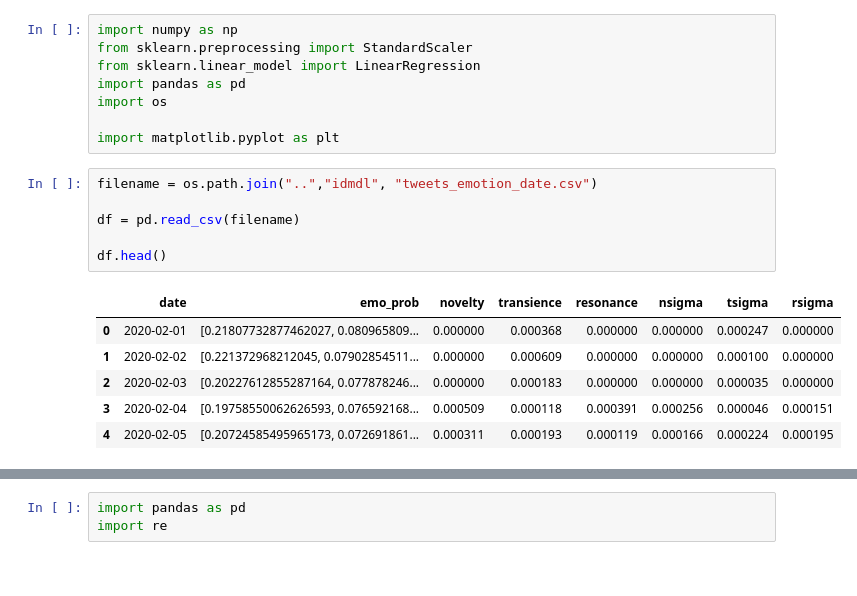
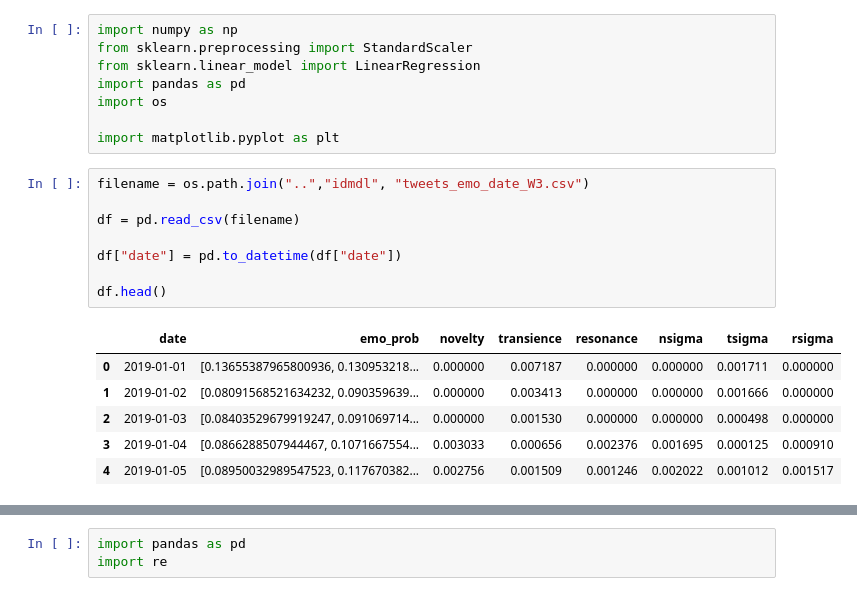
Before and after one commit to saraoe/emoDynamics, a Jupyter notebook: notebooks/linear_model.ipynb, the cells around one changed output, grey strips where cells are left out. Drawn from its saved outputs; the diff is of its cells as text.

```diff
--- a/notebooks/linear_model.ipynb
+++ b/notebooks/linear_model.ipynb
@@ -9,16 +9,18 @@ import os
 
 import matplotlib.pyplot as plt
 # %%
-filename = os.path.join("..","idmdl", "tweets_emotion_date.csv")
+filename = os.path.join("..","idmdl", "tweets_emo_date_W3.csv")
 
 df = pd.read_csv(filename)
 
+df["date"] = pd.to_datetime(df["date"])
+
 df.head()
 # %% [output]
 |  | date | emo_prob | novelty | transience | resonance | nsigma | tsigma | rsigma |
-| 0 | 2020-02-01 | [0.21807732877462027, 0.080965809... | 0.000000 | 0.000368 | 0.000000 | 0.000000 | 0.000247 | 0.000000 |
-| 1 | 2020-02-02 | [0.221372968212045, 0.07902854511... | 0.000000 | 0.000609 | 0.000000 | 0.000000 | 0.000100 | 0.000000 |
-| 2 | 2020-02-03 | [0.20227612855287164, 0.077878246... | 0.000000 | 0.000183 | 0.000000 | 0.000000 | 0.000035 | 0.000000 |
-| 3 | 2020-02-04 | [0.19758550062626593, 0.076592168... | 0.000509 | 0.000118 | 0.000391 | 0.000256 | 0.000046 | 0.000151 |
-| 4 | 2020-02-05 | [0.20724585495965173, 0.072691861... | 0.000311 | 0.000193 | 0.000119 | 0.000166 | 0.000224 | 0.000195 |
+| 0 | 2019-01-01 | [0.13655387965800936, 0.130953218... | 0.000000 | 0.007187 | 0.000000 | 0.000000 | 0.001711 | 0.000000 |
+| 1 | 2019-01-02 | [0.08091568521634232, 0.090359639... | 0.000000 | 0.003413 | 0.000000 | 0.000000 | 0.001666 | 0.000000 |
+| 2 | 2019-01-03 | [0.08403529679919247, 0.091069714... | 0.000000 | 0.001530 | 0.000000 | 0.000000 | 0.000498 | 0.000000 |
+| 3 | 2019-01-04 | [0.0866288507944467, 0.1071667554... | 0.003033 | 0.000656 | 0.002376 | 0.001695 | 0.000125 | 0.000910 |
+| 4 | 2019-01-05 | [0.08950032989547523, 0.117670382... | 0.002756 | 0.001509 | 0.001246 | 0.002022 | 0.001012 | 0.001517 |
 # %%
```
Also changed, not shown: parts of 19 cells of this notebook.
